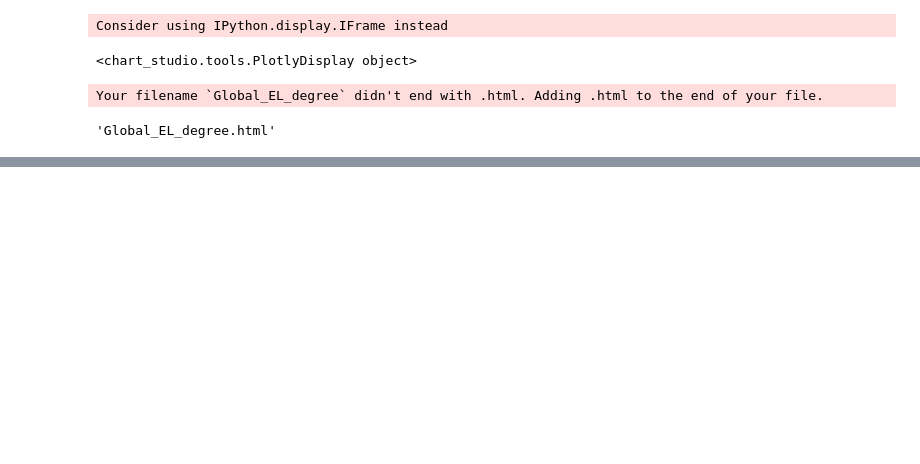
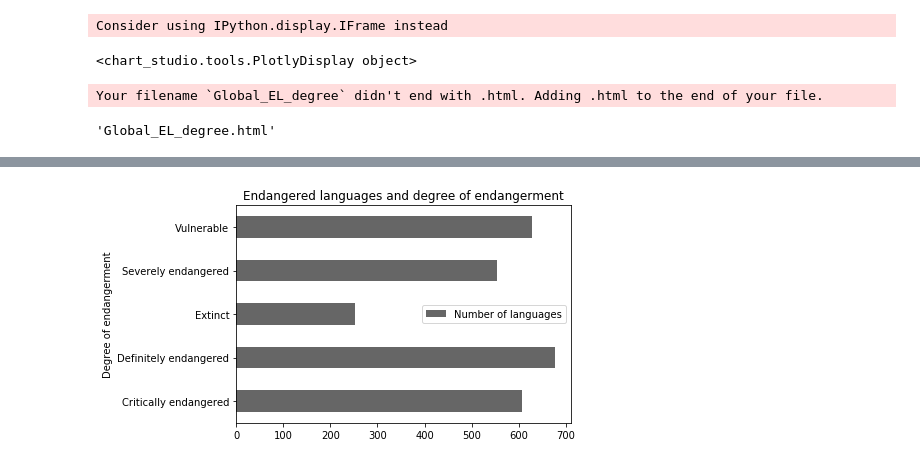
Before and after one commit to wendyrliang/EndangeredLanguages, a Jupyter notebook: Endangered_map.ipynb, the cells around one changed output, grey strips where cells are left out. Cells and saved outputs as stored; diff of their text form; code cells hidden in the pictures; blank space fills up the shorter version.

Commit message:
Added more plot

```diff
--- a/Endangered_map.ipynb
+++ b/Endangered_map.ipynb
@@ -327,0 +342,5 @@ Your filename `Global_EL_degree` didn't end with .html. Adding .html to the end
+# %%
+# count number of endangered languages for each degree of endangerment
+# only count unique name of languages
+degree = df.groupby('Degree of endangerment')['Name in English'].nunique()
+degree
@@ -327,0 +355,10 @@ Your filename `Global_EL_degree` didn't end with .html. Adding .html to the end
+# %%
+# create a bar plot for different degree of endangerment
+plt.figure()
+degree_bar = degree.plot.barh(x = 'Degree of endangerment', color='k', alpha=0.6)
+degree_bar.legend(["Number of languages"])
+plt.title('Endangered languages and degree of endangerment')
+# Saving the bar plot as pdf file
+# plt.savefig('degree_bar.pdf')
+# %% [output]
+[figure, added]
```
Also changed, not shown: parts of 15 cells of this notebook, 4 other files.
